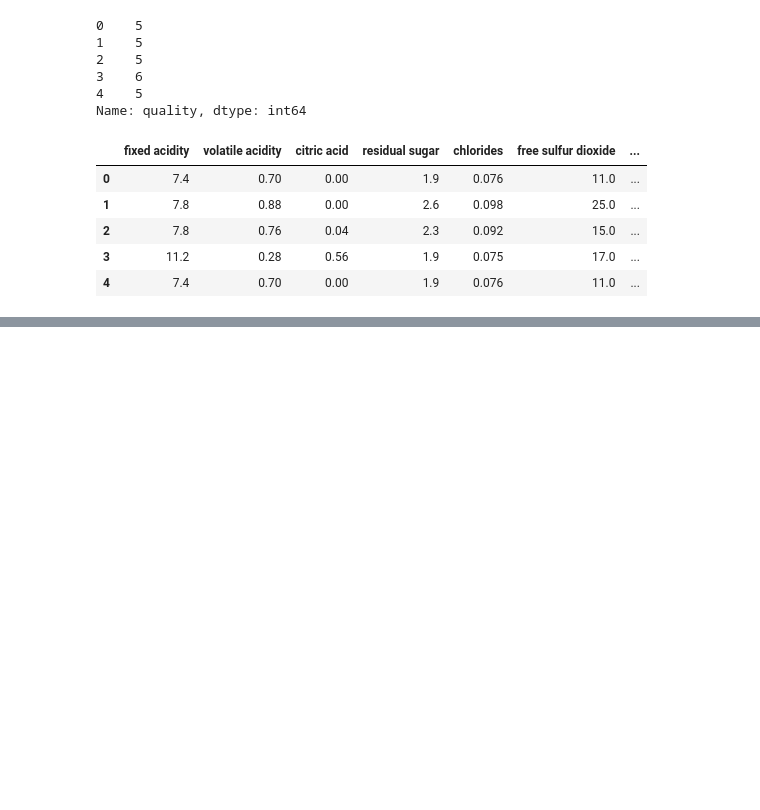
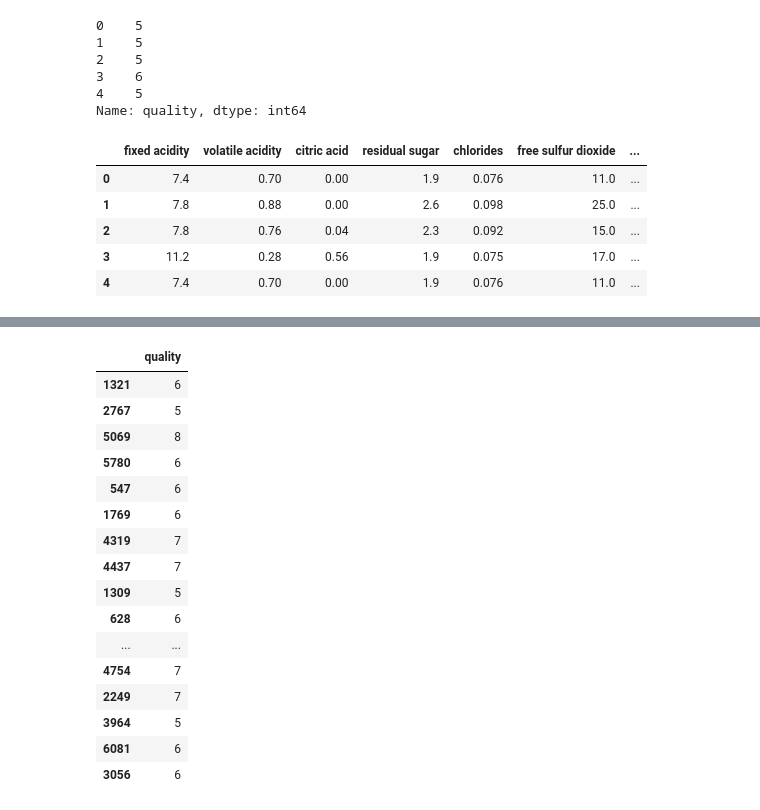
Before and after one commit to thomashon/ml-ue3, a Jupyter notebook: 3a/3a-draft.ipynb, the cells around one changed output, grey strips where cells are left out. Cells and saved outputs as stored; diff of their text form; code cells hidden in the pictures; blank space fills up the shorter version.

```diff
--- a/3a/3a-draft.ipynb
+++ b/3a/3a-draft.ipynb
@@ -590,0 +685,20 @@ model.evaluate(X_test_scaled, [y_test_scaled, y_test_class])
+# %%
+pd.DataFrame(y_test_reg).head(30)
+# %% [output]
+|  | quality |
+| 1321 | 6 |
+| 2767 | 5 |
+| 5069 | 8 |
+| 5780 | 6 |
+| 547 | 6 |
+| 1769 | 6 |
+| 4319 | 7 |
+| 4437 | 7 |
+| 1309 | 5 |
+| 628 | 6 |
+| ... | ... |
+| 4754 | 7 |
+| 2249 | 7 |
+| 3964 | 5 |
+| 6081 | 6 |
+| 3056 | 6 |
```
Also changed, not shown: parts of 35 cells of this notebook, 1 other file.
